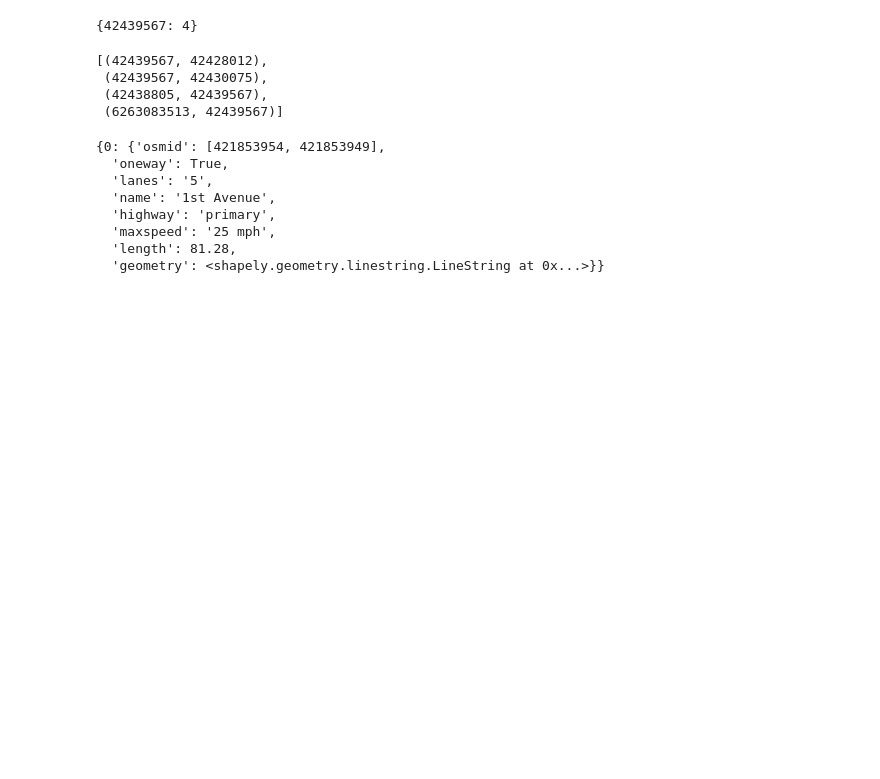
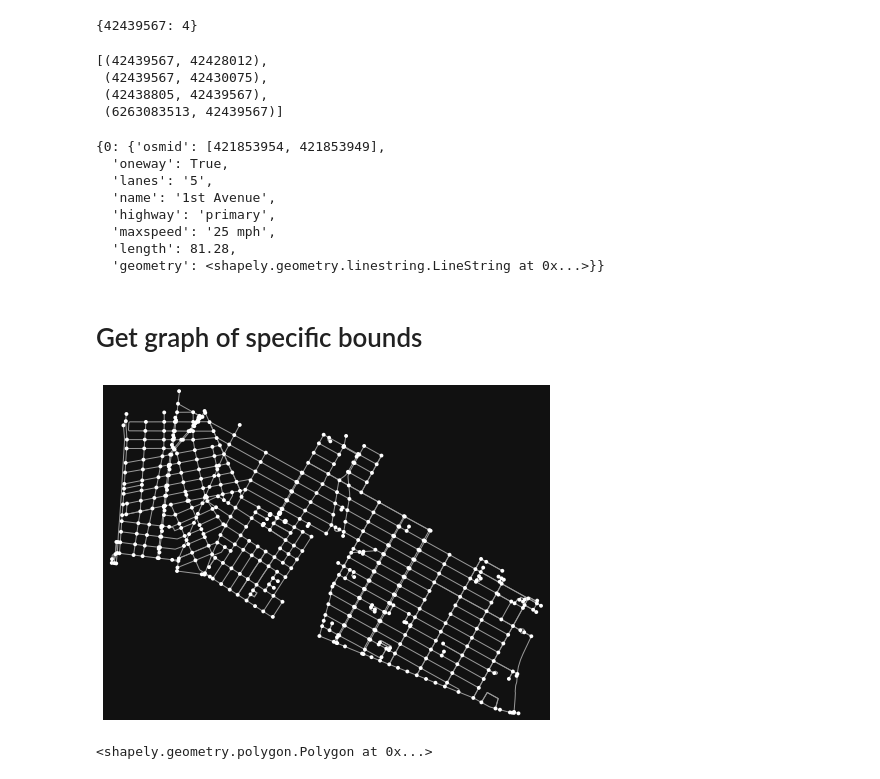
Before and after one commit to clyman23/spoke, a Jupyter notebook: notebooks/conorlyman/osmnx-test.ipynb, the cells around one changed output. Saved outputs shown, nothing was run; the diff lists cells and outputs as text; code cells hidden in the pictures; blank space fills up the shorter version.

Commit message:
Adds lines to get graph of Manhattan south of 34th

```diff
--- a/notebooks/conorlyman/osmnx-test.ipynb
+++ b/notebooks/conorlyman/osmnx-test.ipynb
@@ -236,3 +236,18 @@ G.get_edge_data(in_edges[0][0], in_edges[0][1])
   'maxspeed': '25 mph',
   'length': 81.28,
   'geometry': <shapely.geometry.linestring.LineString at 0x...>}}
+# %% [markdown]
+# Get graph of specific bounds
+# %%
+places = [
+    "East Village, Manhattan, New York, New York, USA",
+    "Greenwich Village, Manhattan, New York, New York, USA",
+    "West Village, Manhattan, New York, New York, USA",
+    "Union Square, Manhattan, New York, New York, USA",
+]
+# %%
+G = ox.graph.graph_from_place(places, network_type="bike")
+# %%
+fig, ax = ox.plot_graph(G)
+# %% [output]
+[figure, added]
@@ -238,0 +272,4 @@ G.get_edge_data(in_edges[0][0], in_edges[0][1])
+# %%
+boundaries
+# %% [output]
+<shapely.geometry.polygon.Polygon at 0x...>
```
Also changed, not shown: parts of 7 cells of this notebook.
